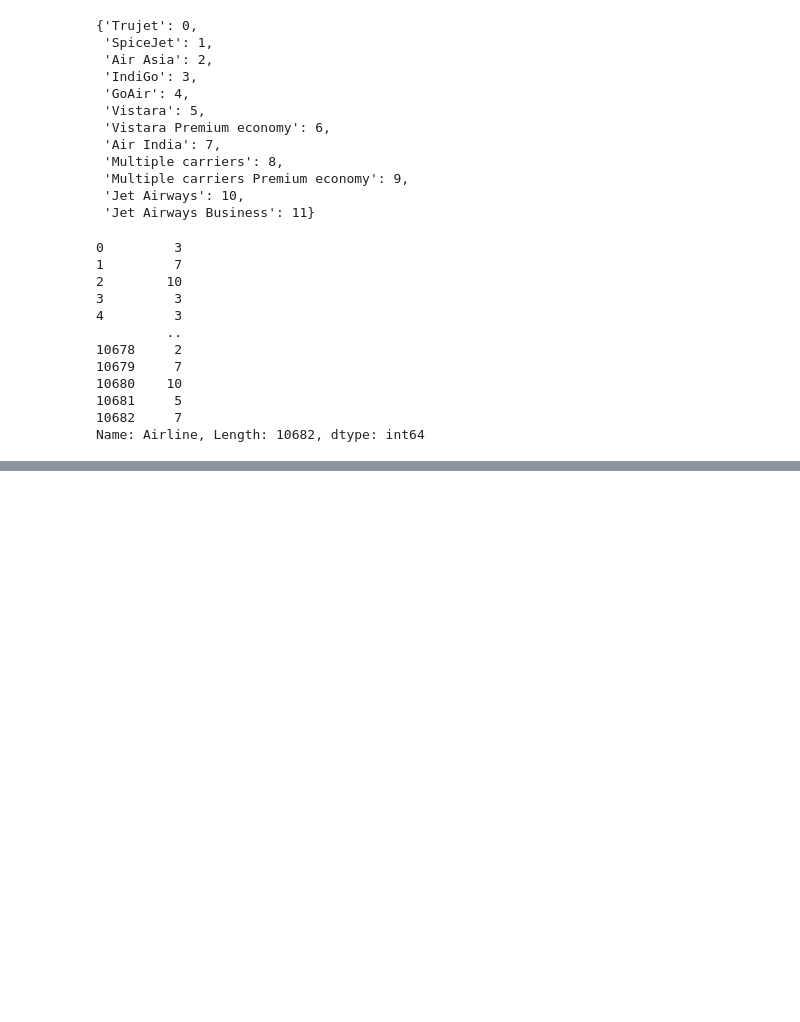
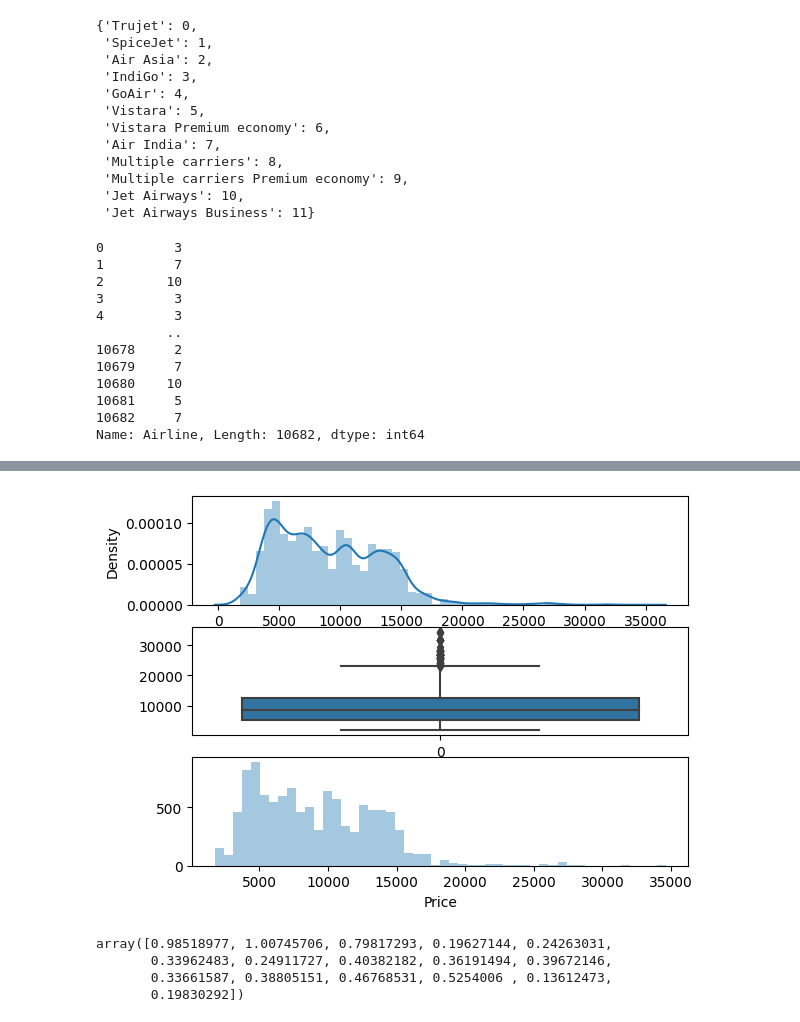
Before and after one commit to Yashi279/FLIGHT-FARE-PREDICTION, a Jupyter notebook: FLIGHT_FARE_PREDICTION.ipynb, the cells around one changed output, grey strips where cells are left out. Saved outputs shown, nothing was run; the diff lists cells and outputs as text; code cells hidden in the pictures; blank space fills up the shorter version.

```diff
--- a/FLIGHT_FARE_PREDICTION.ipynb
+++ b/FLIGHT_FARE_PREDICTION.ipynb
@@ -616,0 +814,6 @@ Name: Airline, Length: 10682, dtype: int64
+# %%
+data['Price'] = np.where(data['Price'] >= 35000, data['Price'].median(), data['Price'])
+# %%
+plot(data,'Price')
+# %% [output]
+[figure, added]
@@ -616,0 +828,7 @@ Name: Airline, Length: 10682, dtype: int64
+# %%
+imp
+# %% [output]
+array([0.98518977, 1.00745706, 0.79817293, 0.19627144, 0.24263031,
+       0.33962483, 0.24911727, 0.40382182, 0.36191494, 0.39672146,
+       0.33661587, 0.38805151, 0.46768531, 0.5254006 , 0.13612473,
+       0.19830292])
```
Also changed, not shown: parts of 45 cells of this notebook.
